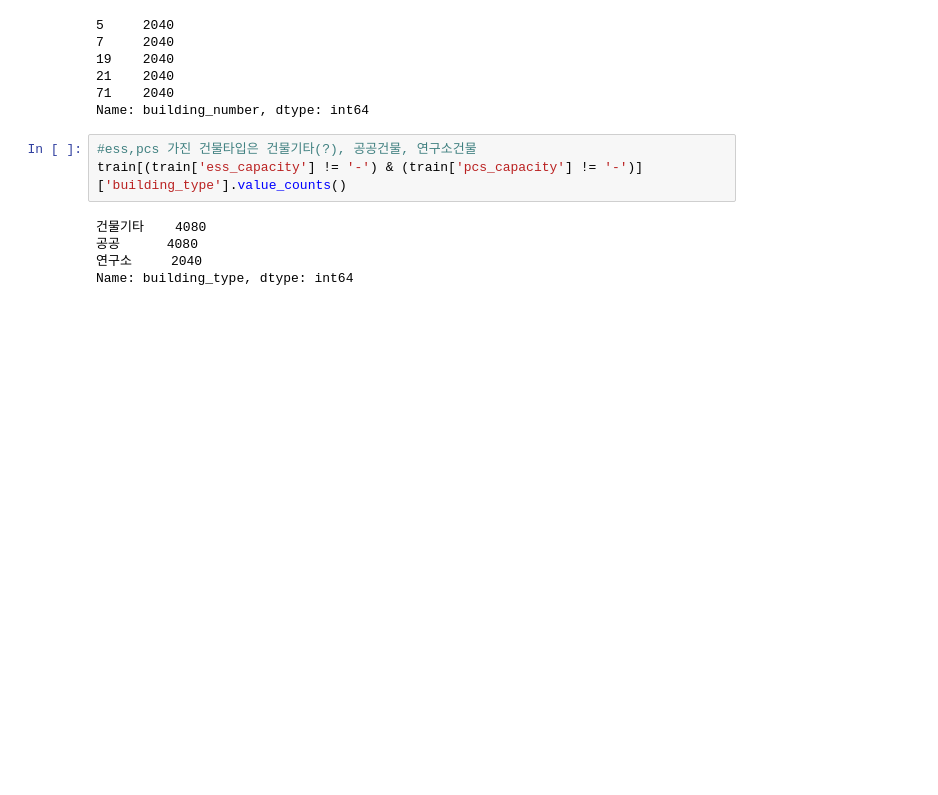
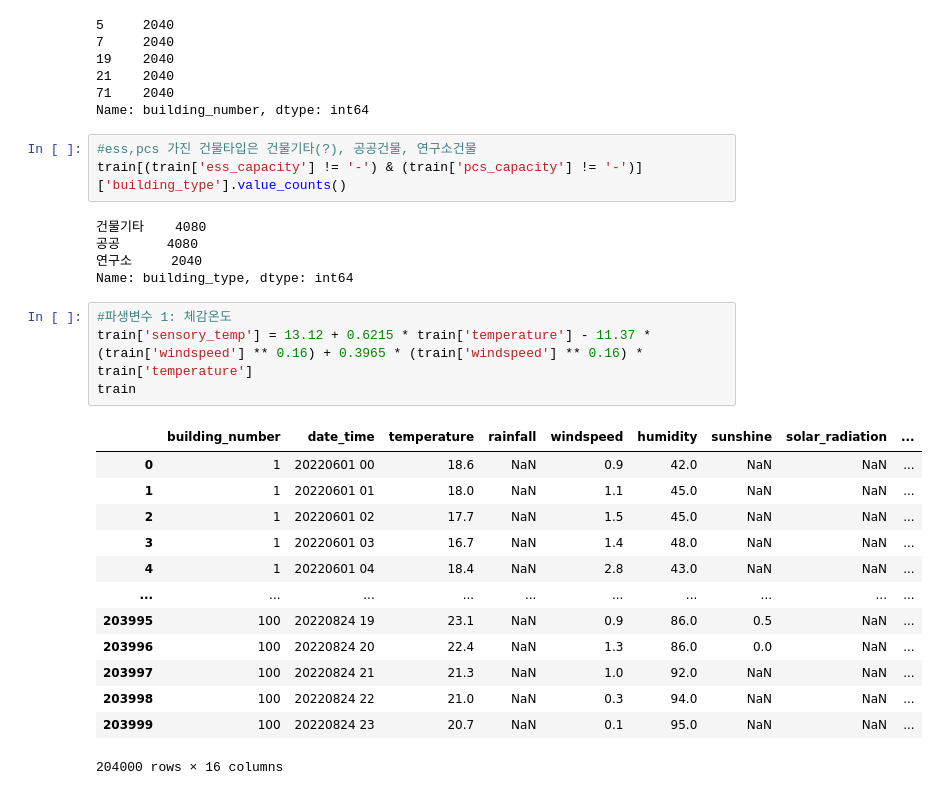
Before and after one commit to noweahc/energy, a Jupyter notebook: EDA.ipynb, the cells around one changed output. Saved outputs shown, nothing was run; the diff lists cells and outputs as text; blank space fills up the shorter version.

```diff
--- a/EDA.ipynb
+++ b/EDA.ipynb
@@ -164,3 +164,21 @@ train[(train['ess_capacity'] != '-') & (train['pcs_capacity'] != '-')]['building
 공공      4080
 연구소     2040
 Name: building_type, dtype: int64
+# %%
+#파생변수 1: 체감온도
+train['sensory_temp'] = 13.12 + 0.6215 * train['temperature'] - 11.37 * (train['windspeed'] ** 0.16) + 0.3965 * (train['windspeed'] ** 0.16) * train['temperature']
+train
+# %% [output]
+|  | building_number | date_time | temperature | rainfall | windspeed | humidity | sunshine | solar_radiation | ... |
+| 0 | 1 | 20220601 00 | 18.6 | NaN | 0.9 | 42.0 | NaN | NaN | ... |
+| 1 | 1 | 20220601 01 | 18.0 | NaN | 1.1 | 45.0 | NaN | NaN | ... |
+| 2 | 1 | 20220601 02 | 17.7 | NaN | 1.5 | 45.0 | NaN | NaN | ... |
+| 3 | 1 | 20220601 03 | 16.7 | NaN | 1.4 | 48.0 | NaN | NaN | ... |
+| 4 | 1 | 20220601 04 | 18.4 | NaN | 2.8 | 43.0 | NaN | NaN | ... |
+| ... | ... | ... | ... | ... | ... | ... | ... | ... | ... |
+| 203995 | 100 | 20220824 19 | 23.1 | NaN | 0.9 | 86.0 | 0.5 | NaN | ... |
+| 203996 | 100 | 20220824 20 | 22.4 | NaN | 1.3 | 86.0 | 0.0 | NaN | ... |
+| 203997 | 100 | 20220824 21 | 21.3 | NaN | 1.0 | 92.0 | NaN | NaN | ... |
+| 203998 | 100 | 20220824 22 | 21.0 | NaN | 0.3 | 94.0 | NaN | NaN | ... |
+| 203999 | 100 | 20220824 23 | 20.7 | NaN | 0.1 | 95.0 | NaN | NaN | ... |
+204000 rows × 16 columns
```
Also changed, not shown: parts of 10 cells of this notebook.
